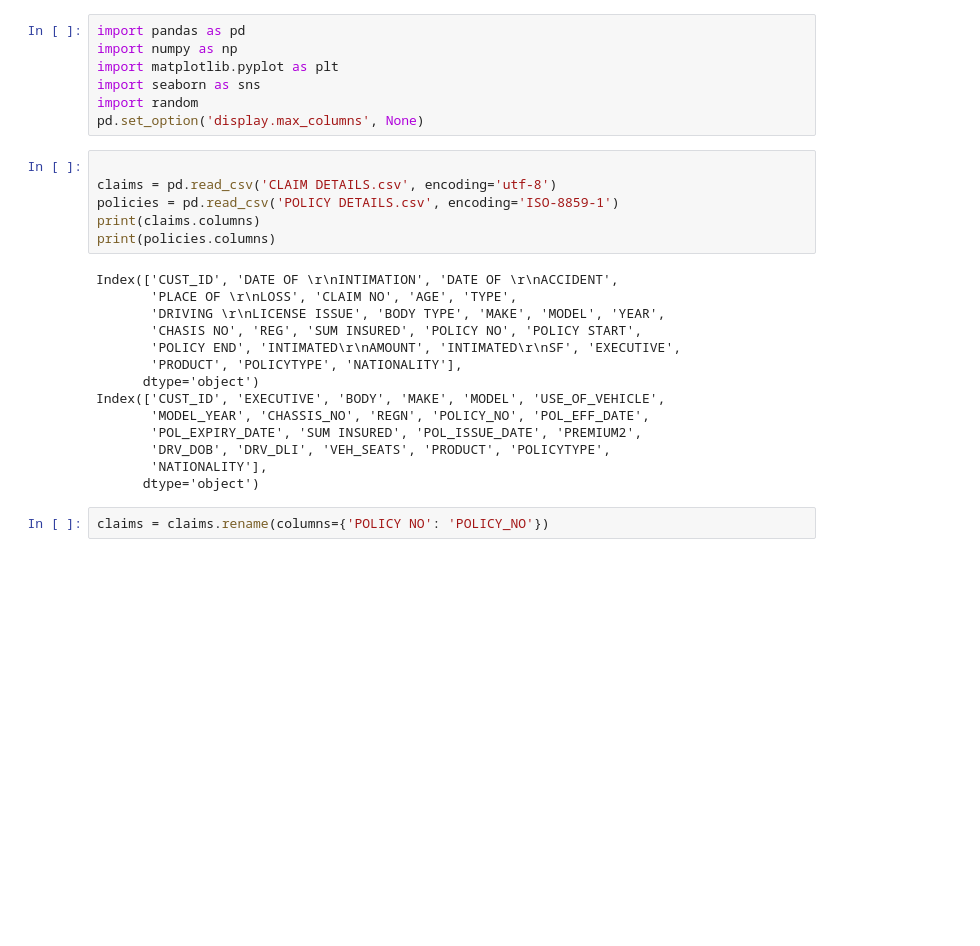
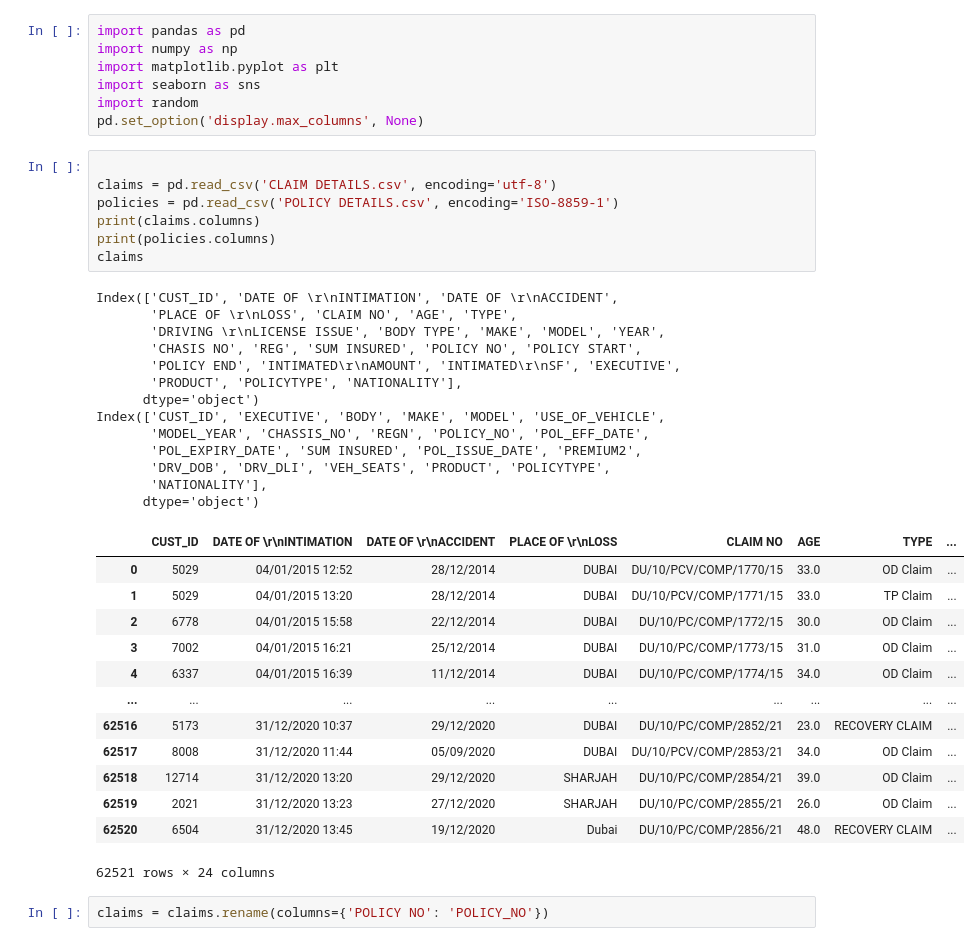
Before and after one commit to charbel-98/insurance-ML, a Jupyter notebook: dataCleaning.ipynb, the cells around one changed output. Drawn from its saved outputs; the diff is of its cells as text; blank space fills up the shorter version.

```diff
--- a/dataCleaning.ipynb
+++ b/dataCleaning.ipynb
@@ -8,23 +8,37 @@ pd.set_option('display.max_columns', None)
 # %%
 
 claims = pd.read_csv('CLAIM DETAILS.csv', encoding='utf-8')
 policies = pd.read_csv('POLICY DETAILS.csv', encoding='ISO-8859-1')
 print(claims.columns)
 print(policies.columns)
+claims
 # %% [output]
 Index(['CUST_ID', 'DATE OF \r\nINTIMATION', 'DATE OF \r\nACCIDENT',
        'PLACE OF \r\nLOSS', 'CLAIM NO', 'AGE', 'TYPE',
        'DRIVING \r\nLICENSE ISSUE', 'BODY TYPE', 'MAKE', 'MODEL', 'YEAR',
        'CHASIS NO', 'REG', 'SUM INSURED', 'POLICY NO', 'POLICY START',
        'POLICY END', 'INTIMATED\r\nAMOUNT', 'INTIMATED\r\nSF', 'EXECUTIVE',
        'PRODUCT', 'POLICYTYPE', 'NATIONALITY'],
       dtype='object')
 Index(['CUST_ID', 'EXECUTIVE', 'BODY', 'MAKE', 'MODEL', 'USE_OF_VEHICLE',
        'MODEL_YEAR', 'CHASSIS_NO', 'REGN', 'POLICY_NO', 'POL_EFF_DATE',
        'POL_EXPIRY_DATE', 'SUM INSURED', 'POL_ISSUE_DATE', 'PREMIUM2',
        'DRV_DOB', 'DRV_DLI', 'VEH_SEATS', 'PRODUCT', 'POLICYTYPE',
        'NATIONALITY'],
       dtype='object')
+|  | CUST_ID | DATE OF \r\nINTIMATION | DATE OF \r\nACCIDENT | PLACE OF \r\nLOSS | CLAIM NO | AGE | TYPE | ... |
+| 0 | 5029 | 04/01/2015 12:52 | 28/12/2014 | DUBAI | DU/10/PCV/COMP/1770/15 | 33.0 | OD Claim | ... |
+| 1 | 5029 | 04/01/2015 13:20 | 28/12/2014 | DUBAI | DU/10/PCV/COMP/1771/15 | 33.0 | TP Claim | ... |
+| 2 | 6778 | 04/01/2015 15:58 | 22/12/2014 | DUBAI | DU/10/PC/COMP/1772/15 | 30.0 | OD Claim | ... |
+| 3 | 7002 | 04/01/2015 16:21 | 25/12/2014 | DUBAI | DU/10/PC/COMP/1773/15 | 31.0 | OD Claim | ... |
+| 4 | 6337 | 04/01/2015 16:39 | 11/12/2014 | DUBAI | DU/10/PC/COMP/1774/15 | 34.0 | OD Claim | ... |
+| ... | ... | ... | ... | ... | ... | ... | ... | ... |
+| 62516 | 5173 | 31/12/2020 10:37 | 29/12/2020 | DUBAI | DU/10/PC/COMP/2852/21 | 23.0 | RECOVERY CLAIM | ... |
+| 62517 | 8008 | 31/12/2020 11:44 | 05/09/2020 | DUBAI | DU/10/PCV/COMP/2853/21 | 34.0 | OD Claim | ... |
+| 62518 | 12714 | 31/12/2020 13:20 | 29/12/2020 | SHARJAH | DU/10/PC/COMP/2854/21 | 39.0 | OD Claim | ... |
+| 62519 | 2021 | 31/12/2020 13:23 | 27/12/2020 | SHARJAH | DU/10/PC/COMP/2855/21 | 26.0 | OD Claim | ... |
+| 62520 | 6504 | 31/12/2020 13:45 | 19/12/2020 | Dubai | DU/10/PC/COMP/2856/21 | 48.0 | RECOVERY CLAIM | ... |
+62521 rows × 24 columns
 # %%
 claims = claims.rename(columns={'POLICY NO': 'POLICY_NO'})
 # %%
```
Also changed, not shown: parts of 36 cells of this notebook.
